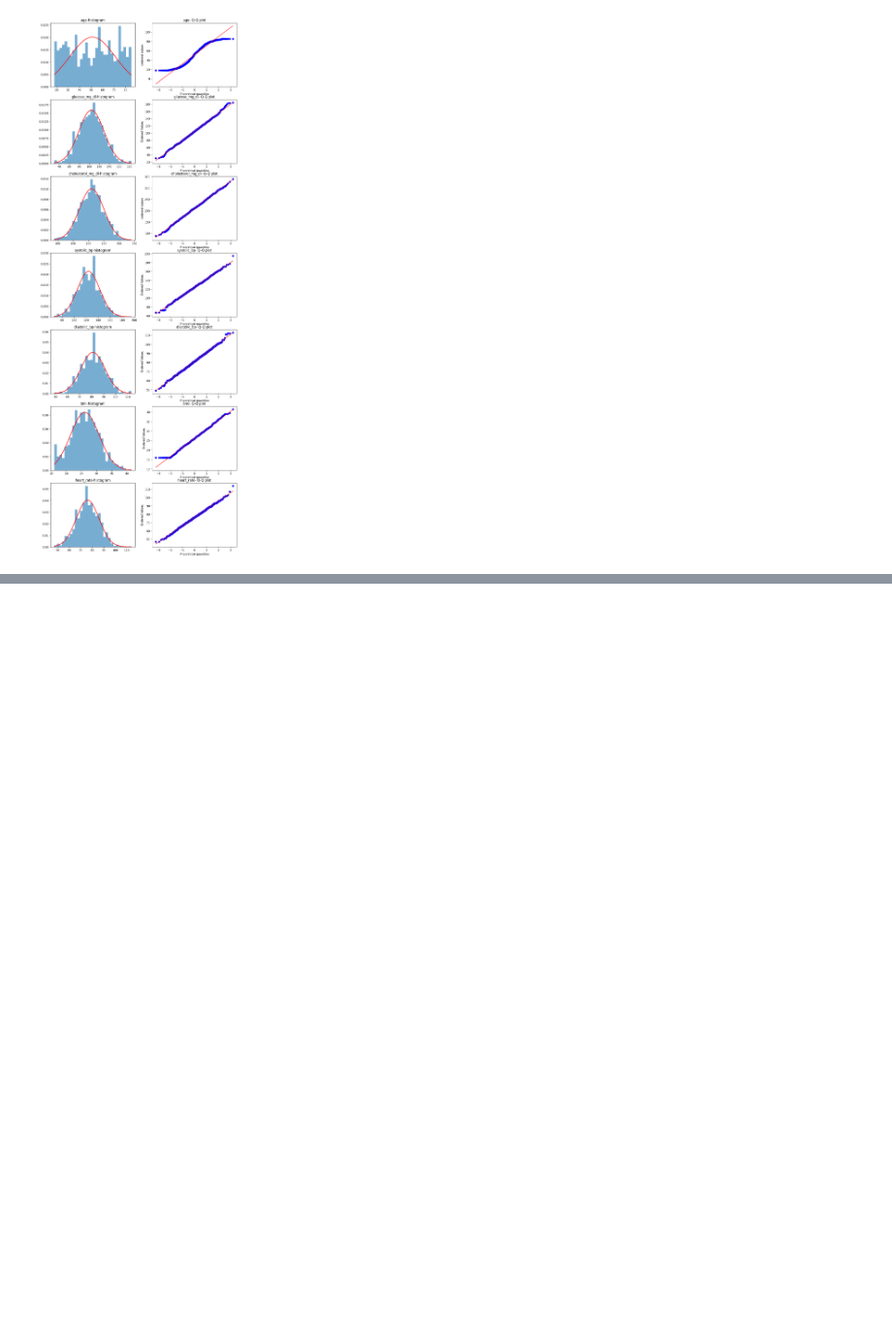
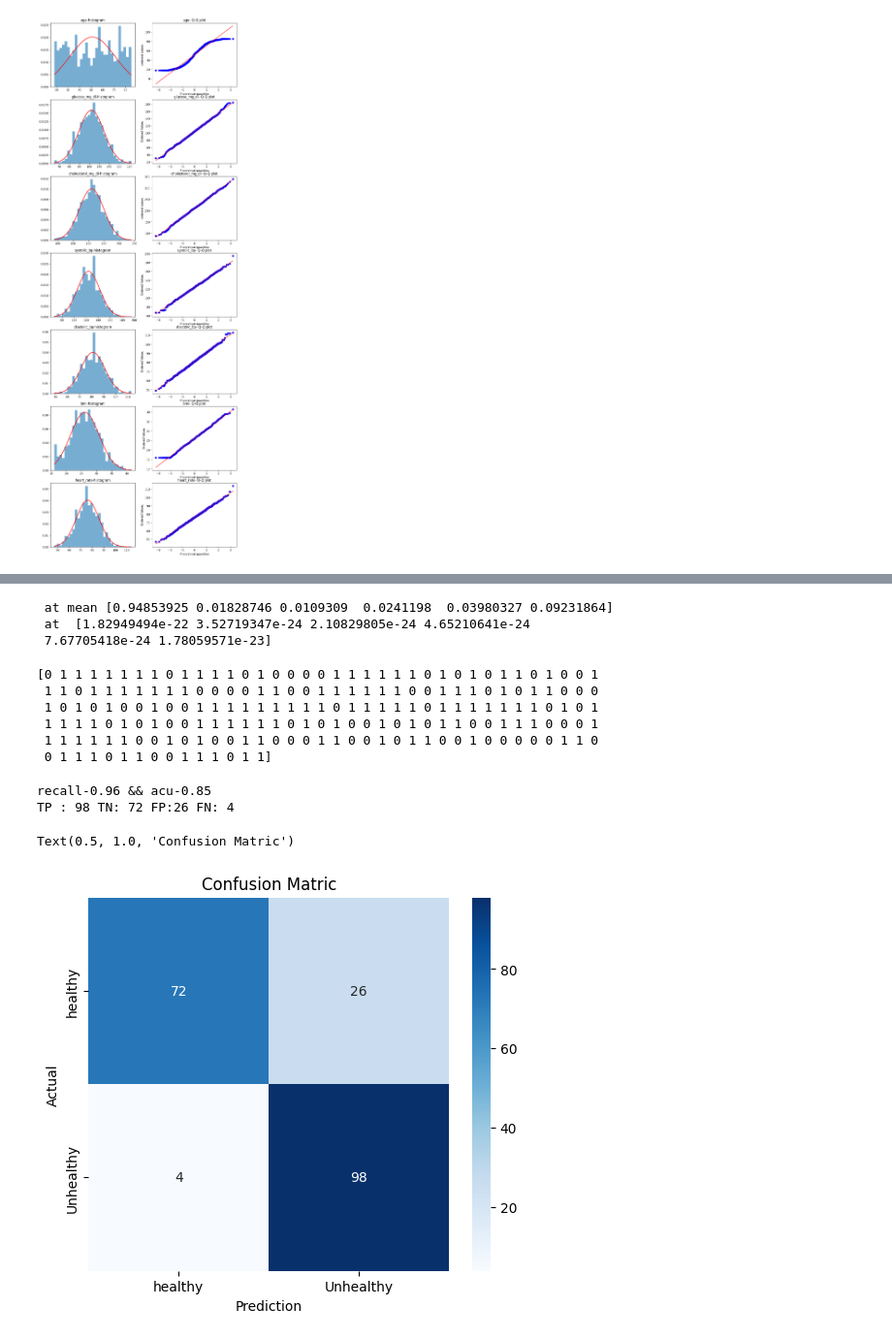
Before and after one commit to Fallen-Reader/ml-from-scratch, a Jupyter notebook: supervised_learning/generative_learing_Algo/hybrid_Naive_Bayes.ipynb, the cells around one changed output, grey strips where cells are left out. Shown at 97% size. Saved outputs shown, nothing was run; the diff lists cells and outputs as text; code cells hidden in the pictures; blank space fills up the shorter version.

```diff
--- a/supervised_learning/generative_learing_Algo/GDA.ipynb
+++ b/supervised_learning/generative_learing_Algo/hybrid_Naive_Bayes.ipynb
@@ -40,0 +112,16 @@ for i,col in enumerate(continuous):
+# %%
+#gussian pdf
+
+def guassian_pdf(x,mu,sigma):
+    coff = 1/(sigma*np.sqrt(2*np.pi))
+
+    expo = -((x-mu)**2/(2*sigma**2))
+
+    return coff*np.exp(expo)
+
+print(f" at mean {guassian_pdf(mu_0,mu_0,std_0)}")
+print(f" at  {guassian_pdf(mu_0+std_0*10,mu_0,std_0)}")
+# %% [output]
+ at mean [0.94853925 0.01828746 0.0109309  0.0241198  0.03980327 0.09231864]
+ at  [1.82949494e-22 3.52719347e-24 2.10829805e-24 4.65210641e-24
+ 7.67705418e-24 1.78059571e-23]
@@ -40,0 +140,53 @@ for i,col in enumerate(continuous):
+# %%
+#prediction for each patients
+
+def predict(x_test):
+    prediction = []
+    for x in x_test:
+        ll_0 = log_liklihood(x,mu_0,std_0,phi_0,phi_y0)
+        ll_1 = log_liklihood(x,mu_1,std_1,phi_1,phi_y1)
+
+        prediction.append(1 if ll_1>ll_0 else 0)
+
+    return np.array(prediction)
+
+y_pred = predict(x_test)
+print(y_pred)
+# %% [output]
+[0 1 1 1 1 1 1 1 0 1 1 1 1 0 1 0 0 0 0 1 1 1 1 1 1 0 1 0 1 0 1 1 0 1 0 0 1
+ 1 1 0 1 1 1 1 1 1 1 0 0 0 0 1 1 0 0 1 1 1 1 1 1 0 0 1 1 1 0 1 0 1 1 0 0 0
+ 1 0 1 0 1 0 0 1 0 0 1 1 1 1 1 1 1 1 1 0 1 1 1 1 1 0 1 1 1 1 1 1 1 0 1 0 1
+ 1 1 1 1 0 1 0 1 0 0 1 1 1 1 1 1 0 1 0 1 0 0 1 0 1 0 1 1 0 0 1 1 1 0 0 0 1
+ 1 1 1 1 1 1 0 0 1 0 1 0 0 1 1 0 0 0 1 1 0 0 1 0 1 1 0 0 1 0 0 0 0 0 1 1 0
+ 0 1 1 1 0 1 1 0 0 1 1 1 0 1 1]
+# %%
+acu = np.mean(y_pred==y_test)
+
+TP = np.sum((y_pred==1)&(y_test==1))
+TN = np.sum((y_pred==0)&(y_test==0))
+FP = np.sum((y_pred==1)&(y_test==0))
+FN = np.sum((y_pred==0)&(y_test==1))
+
+recall = TP/(TP+FN)
+precision = TP/(TP+FP)
+
+print(f"recall-{recall:.2f} && acu-{acu:.2f}")
+print(f"TP : {TP} TN: {TN} FP:{FP} FN: {FN}")
+# %% [output]
+recall-0.96 && acu-0.85
+TP : 98 TN: 72 FP:26 FN: 4
+# %%
+cm = np.array([[TN,FP],[FN,TP]])
+
+fig3,ax3 = plt.subplots(figsize=(6,5))
+
+sns.heatmap(cm,annot=True,fmt='d',cmap='Blues',
+            xticklabels=['healthy','Unhealthy'],
+            yticklabels=['healthy','Unhealthy'],
+            ax=ax3)
+ax3.set_xlabel("Prediction")
+ax3.set_ylabel("Actual")
+ax3.set_title("Confusion Matric")
+# %% [output]
+Text(0.5, 1.0, 'Confusion Matric')
+[figure, added]
```
Also changed, not shown: parts of 9 cells of this notebook, 1 other file.
